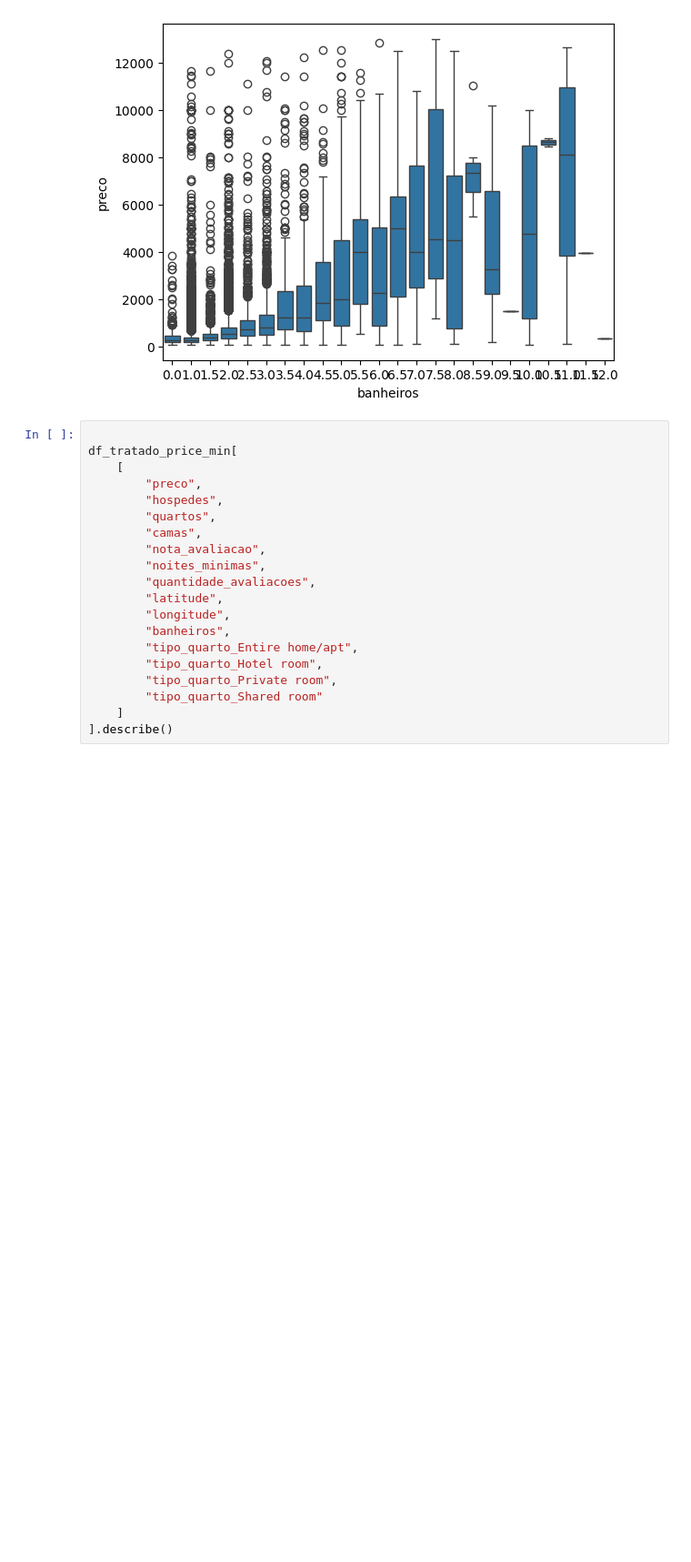
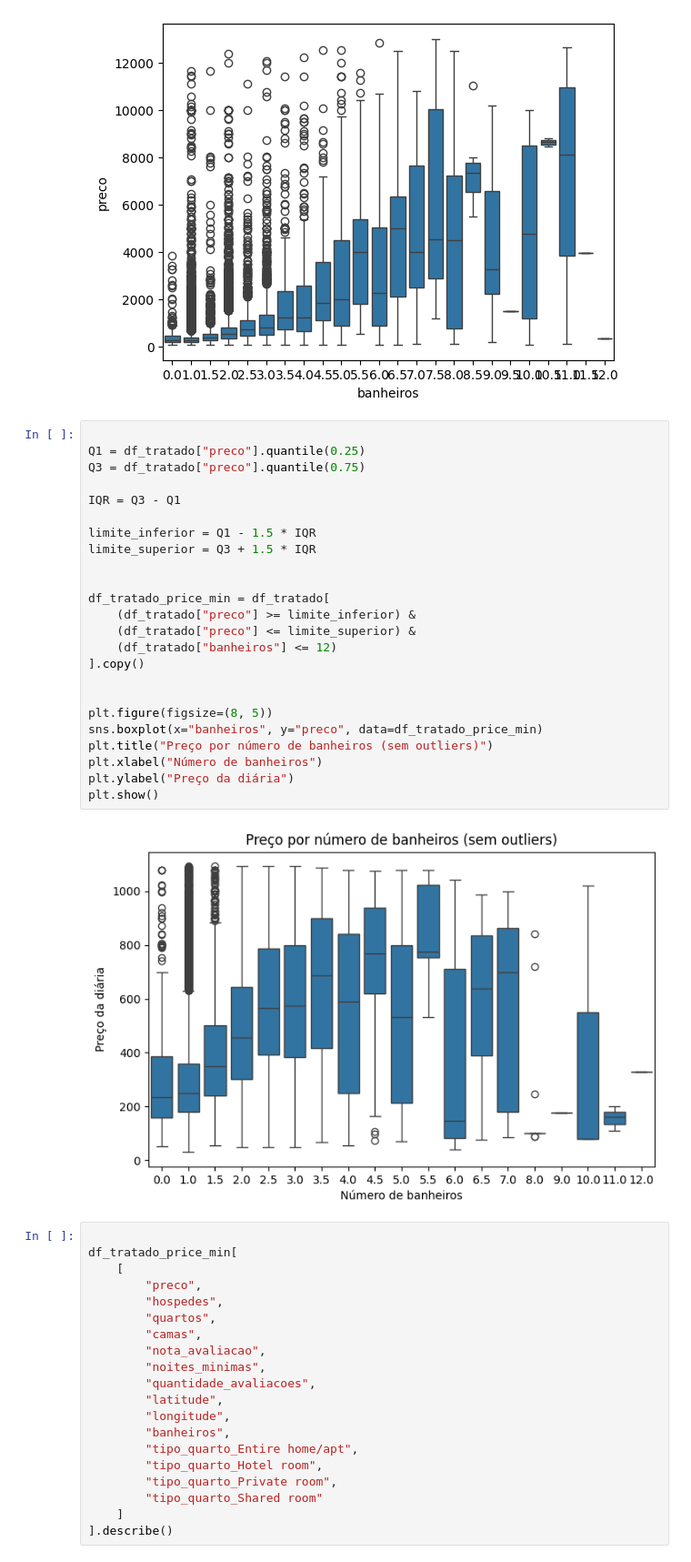
Before and after one commit to anacamorims/projeto-academy, a Jupyter notebook: eda.ipynb, the cells around one changed output. Shown at 91% size. Drawn from its saved outputs; the diff is of its cells as text; blank space fills up the shorter version.

```diff
--- a/eda.ipynb
+++ b/eda.ipynb
@@ -192,6 +249,32 @@ sns.boxplot(x="banheiros", y="preco", data=df_tratado_price_min)
 plt.show()
 # %% [output]
 [figure]
+# %%
+
+Q1 = df_tratado["preco"].quantile(0.25)
+Q3 = df_tratado["preco"].quantile(0.75)
+
+IQR = Q3 - Q1
+
+limite_inferior = Q1 - 1.5 * IQR
+limite_superior = Q3 + 1.5 * IQR
+
+
+df_tratado_price_min = df_tratado[
+    (df_tratado["preco"] >= limite_inferior) &
+    (df_tratado["preco"] <= limite_superior) &
+    (df_tratado["banheiros"] <= 12)
+].copy()
+
+
+plt.figure(figsize=(8, 5))
+sns.boxplot(x="banheiros", y="preco", data=df_tratado_price_min)
+plt.title("Preço por número de banheiros (sem outliers)")
+plt.xlabel("Número de banheiros")
+plt.ylabel("Preço da diária")
+plt.show()
+# %% [output]
+[figure, added]
 # %%
 
 df_tratado_price_min[
```
Also changed, not shown: parts of 7 cells of this notebook.
